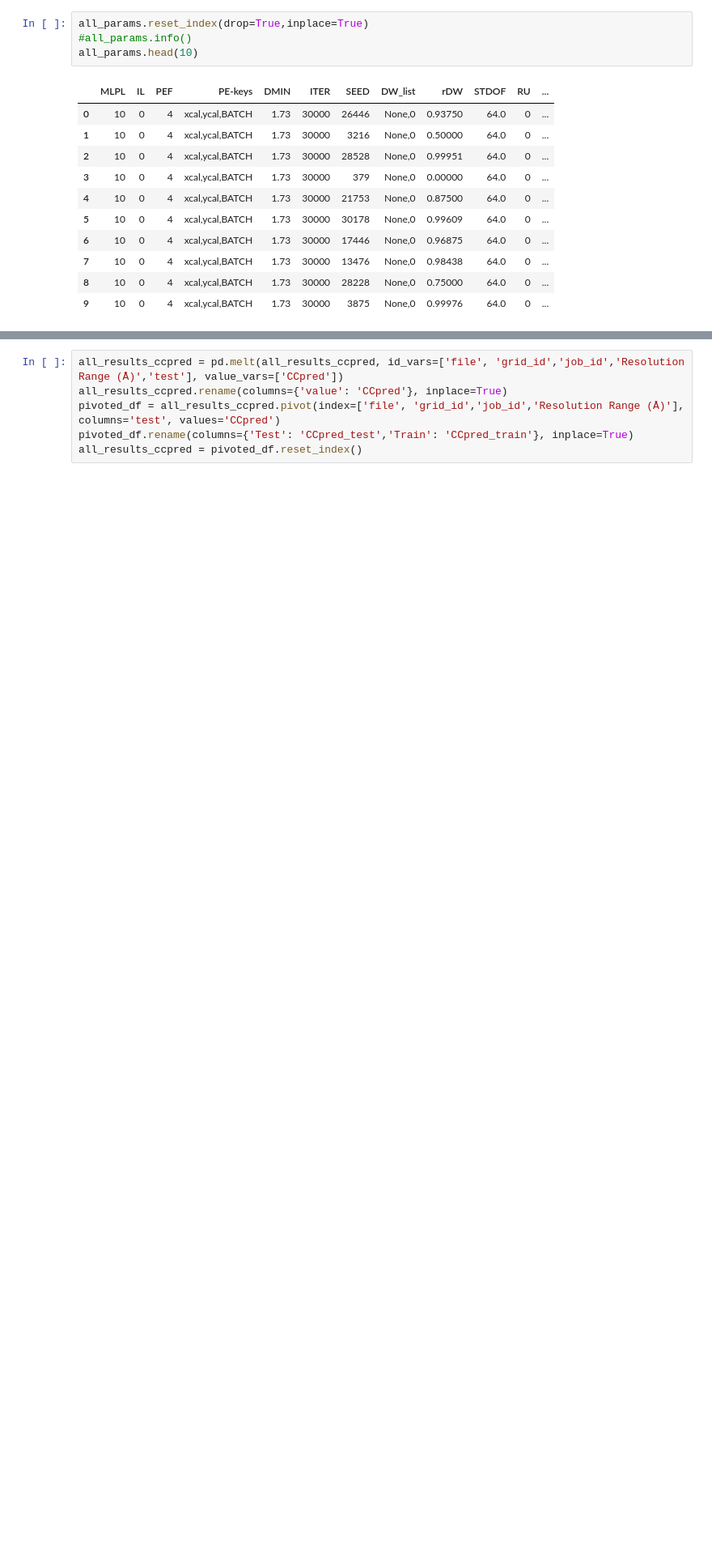
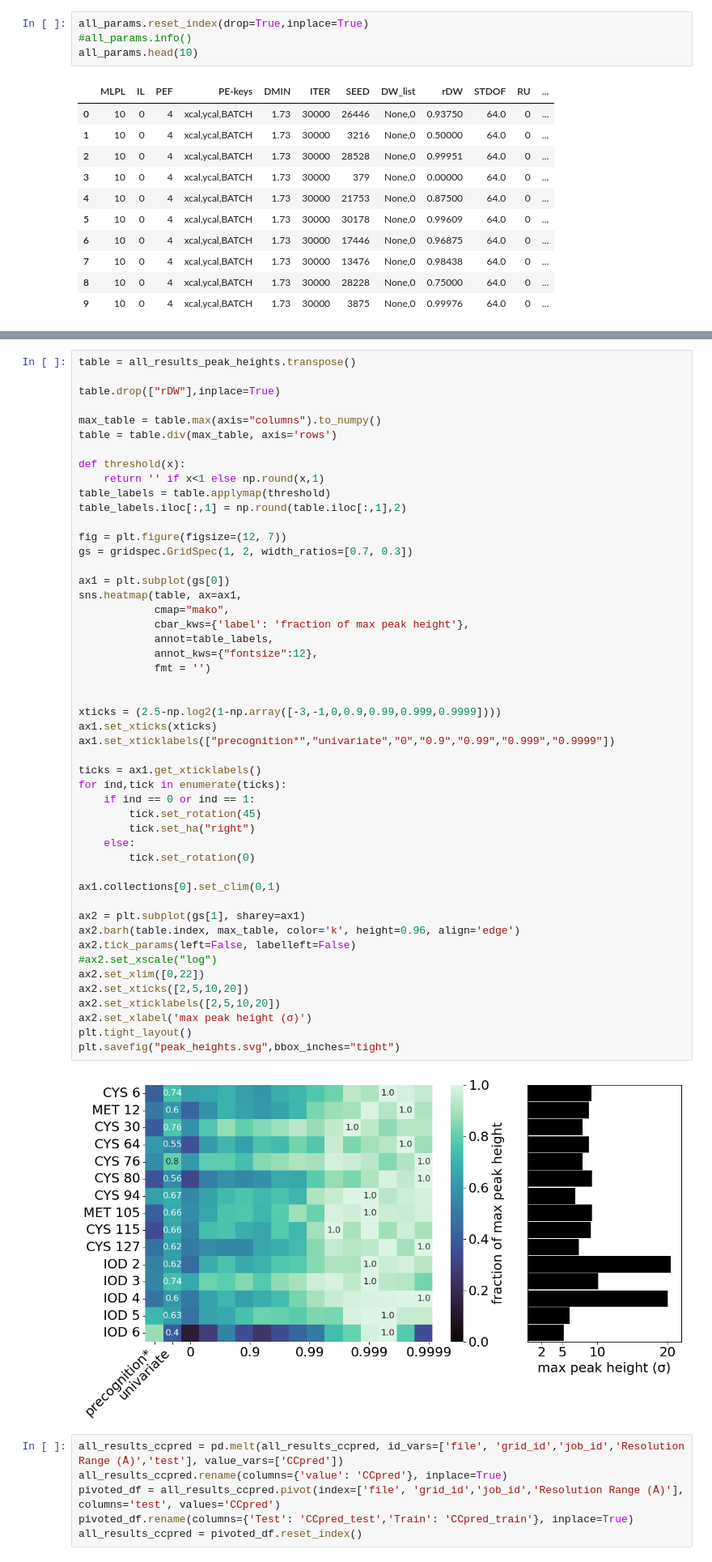
Before and after one commit to Hekstra-Lab/dw-examples, a Jupyter notebook: lysozyme/Inspect_Careless_param_grid.ipynb, the cells around one changed output, grey strips where cells are left out. Shown: that part at 81% size. Drawn from its saved outputs; the diff is of its cells as text; blank space fills up the shorter version.

```diff
--- a/lysozyme/Inspect_Careless_param_grid.ipynb
+++ b/lysozyme/Inspect_Careless_param_grid.ipynb
@@ -318,3 +339,54 @@ all_params.head(10)
+# %%
+table = all_results_peak_heights.transpose()
+
+table.drop(["rDW"],inplace=True)
+
+max_table = table.max(axis="columns").to_numpy()
+table = table.div(max_table, axis='rows')
+
+def threshold(x):
+    return '' if x<1 else np.round(x,1)
+table_labels = table.applymap(threshold)
+table_labels.iloc[:,1] = np.round(table.iloc[:,1],2)
+
+fig = plt.figure(figsize=(12, 7))
+gs = gridspec.GridSpec(1, 2, width_ratios=[0.7, 0.3])
+
+ax1 = plt.subplot(gs[0])
+sns.heatmap(table, ax=ax1,
+            cmap="mako",
+            cbar_kws={'label': 'fraction of max peak height'},
+            annot=table_labels,
+            annot_kws={"fontsize":12},
+            fmt = '')
+
+
+xticks = (2.5-np.log2(1-np.array([-3,-1,0,0.9,0.99,0.999,0.9999])))
+ax1.set_xticks(xticks)
+ax1.set_xticklabels(["precognition*","univariate","0","0.9","0.99","0.999","0.9999"])
+
+ticks = ax1.get_xticklabels()
+for ind,tick in enumerate(ticks):
+    if ind == 0 or ind == 1:
+        tick.set_rotation(45)
+        tick.set_ha("right")
+    else:
+        tick.set_rotation(0)
+
+ax1.collections[0].set_clim(0,1)
+
+ax2 = plt.subplot(gs[1], sharey=ax1)
+ax2.barh(table.index, max_table, color='k', height=0.96, align='edge')
+ax2.tick_params(left=False, labelleft=False)
+#ax2.set_xscale("log")
+ax2.set_xlim([0,22])
+ax2.set_xticks([2,5,10,20])
+ax2.set_xticklabels([2,5,10,20])
+ax2.set_xlabel('max peak height (σ)')
+plt.tight_layout()
+plt.savefig("peak_heights.svg",bbox_inches="tight")
+# %% [output]
+[figure, added]
 # %%
 all_results_ccpred = pd.melt(all_results_ccpred, id_vars=['file', 'grid_id','job_id','Resolution Range (Å)','test'], value_vars=['CCpred'])
 all_results_ccpred.rename(columns={'value': 'CCpred'}, inplace=True)
```
Also changed, not shown: parts of 7 cells of this notebook, 16 other files.
